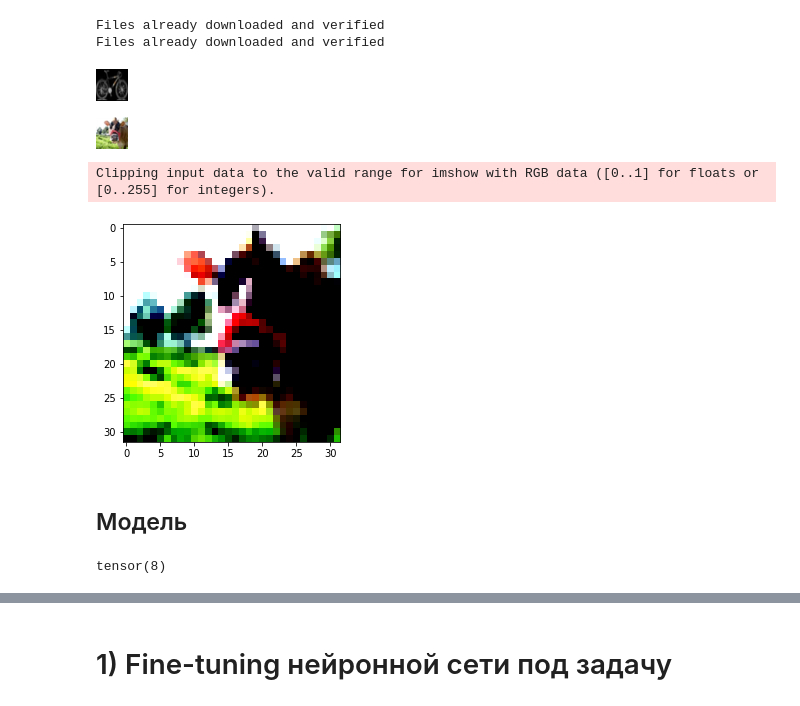
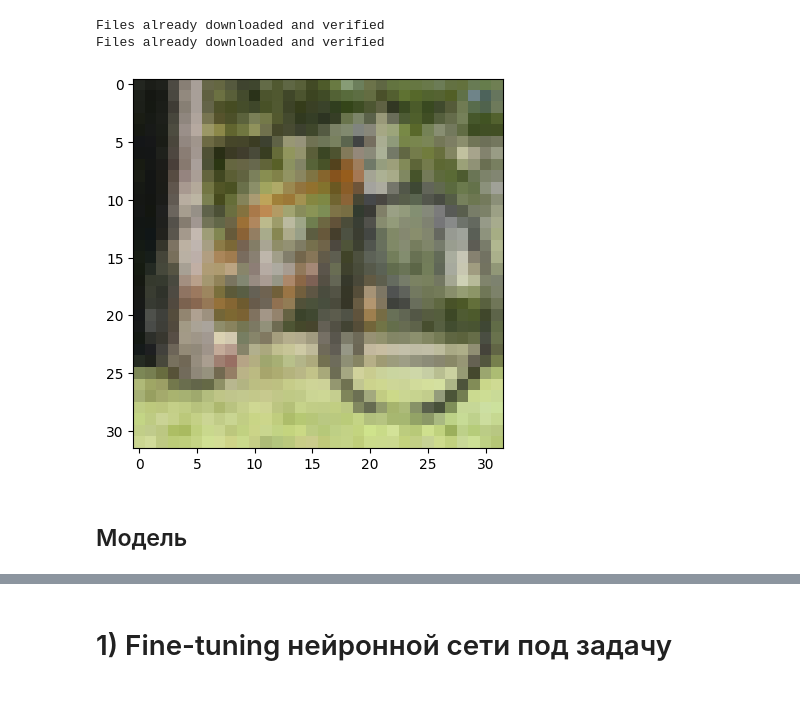
Before and after one commit to DenisKabanov/instruments_of_intellectual_data_analysis, a Jupyter notebook: 3) NN fine-tuning and performance measurement/task3.ipynb, the cells around one changed output, grey strips where cells are left out. Saved outputs shown, nothing was run; the diff lists cells and outputs as text; code cells hidden in the pictures.

```diff
--- a/3) NN fine-tuning and performance measurement/task3.ipynb
+++ b/3) NN fine-tuning and performance measurement/task3.ipynb
@@ -51,38 +77,25 @@ for i in range (len(classes)):
 # %% [markdown]
 **Нужные нам классы находятся под индексами 8 (bicycle) и 48 (motorcycle), всё остальное будем считать за "background".**
 # %%
-# преобразования над датасетом
-transforms = torchvision.transforms.Compose([ # Compose объединяет несколько преобразований вместе, чтобы они выполнялись "последовательно"
-                                             torchvision.transforms.ToTensor(), # преобразование PIL изображения (или ndarray формата (Height x Width x Channels)) в tensor (типа float со значениями в области [0.0, 1.0], если такая трансформация поддерживается (см описание ToTensor))
-                                             torchvision.transforms.Normalize(mean=(0.5071, 0.4867, 0.4408), std=(0.2675, 0.2565, 0.2761)) # нормализация каналов (в датасете три канала) к указанным среднему значению и стандартному отклонению (цифры подобраны под датасет)
-])
+# преобразования над датасетом (не используется, так как у модели есть собственный препроцессор картинок)
+# transforms = torchvision.transforms.Compose([ # Compose объединяет несколько преобразований вместе, чтобы они выполнялись "последовательно"
+#                                              torchvision.transforms.ToTensor(), # преобразование PIL изображения (или ndarray формата (Height x Width x Channels)) в tensor (типа float со значениями в области [0.0, 1.0], если такая трансформация поддерживается (см описание ToTensor))
+#                                              torchvision.transforms.Normalize(mean=(0.5071, 0.4867, 0.4408), std=(0.2675, 0.2565, 0.2761)) # нормализация каналов (в датасете три канала) к указанным среднему значению и стандартному отклонению (цифры подобраны под датасет)
+#                                            ])
 
 # датасет для обучения
-data_train = torchvision.datasets.CIFAR100(root="./data", # путь, откуда брать/куда сохранять датасет
-                                           train=True, # скачиание обучающей части датасета
+data_train = torchvision.datasets.CIFAR100(root=data_path, # путь, откуда брать/куда сохранять датасет
+                                           train=True, # какую часть датасета использовать (обучающая)
                                            download=True, # скачивать ли датасет, если его нет в root пути
                                         #    transform=transforms # функция, принимающая на вход PIL Image и преобразовывающая его
                                           )
 
-# загрузчик данных для обучения
-loader_train = torch.utils.data.DataLoader(dataset=data_train, # указание датасета для DataLoader
-                                           batch_size=20, # размер батчка (число сэмплов, что будет возвращать DataLoader за раз) (градиент усредняется по батчу, ускоряется обработка датасета, но слегка замедляется обработка сэмпла)
-                                           num_workers=5, # число используемых ядер процессора для ускорения обработки данных
-                                           pin_memory=True # нужно ли заранее аллоцировать память под объект на GPU (лучше так, чем возвращать CUDA tensors при multi-process loading)
-                                           )
-
-# аналогично для тестирования
-data_test = torchvision.datasets.CIFAR100(root="./data", # путь, откуда брать/куда сохранять датасет
-                                          train=False, # скачиание обучающей части датасета
+# датасет для тестирования
+data_test = torchvision.datasets.CIFAR100(root=data_path, # путь, откуда брать/куда сохранять датасет
+                                          train=False, # какую часть датасета использовать (тестовая)
                                           download=True, # скачивать ли датасет, если его нет в root пути
                                         #   transform=transforms # функция, принимающая на вход PIL Image и преобразовывающая его
                                          )
-
-loader_test = torch.utils.data.DataLoader(dataset=data_test, # указание датасета для DataLoader
-                                          batch_size=20, # размер батчка (число сэмплов, что будет возвращать DataLoader за раз) (градиент усредняется по батчу, ускоряется обработка датасета, но слегка замедляется обработка сэмпла)
-                                          num_workers=5, # число используемых ядер процессора для ускорения обработки данных
-                                          pin_memory=True # нужно ли заранее аллоцировать память под объект на GPU (лучше так, чем возвращать CUDA tensors при multi-process loading)
-                                         )
 # %% [output]
 Files already downloaded and verified
 Files already downloaded and verified
@@ -94,19 +102,11 @@ for sample, label in data_train:
-# %%
-image
-# %% [output]
-[figure, removed]
-# %%
-data_train[0][0]
-# %% [output]
-[figure, removed]
 # %%
-plt.imshow(data_train[0][0].permute(1, 2, 0)) # построение изображения
+plt.imshow(data_train[16][0]) # вывод изображения (data_train[16][0] — PIL Image с label 8~bicycle)
+# plt.imshow(data_train[16][0].permute(1, 2, 0)) # построение изображения (если его трансформировать)
 # .permute(1, 2, 0) меняет местами размерности, на первое место выходит Height, второе — Width, третье — Channels, так как shape(3, 32, 32) ~ (Channels, Height, Width) не воспринимается
 # операция схожа с reshape, но permute просто меняет местами индексы, гарантируя, что обращение с соответствующей перестановкой индексов вернёт тот же элемент (что был бы без permute и перестановки индексов)
 
 plt.show() # вывод изображения
 # %% [output]
-Clipping input data to the valid range for imshow with RGB data ([0..1] for floats or [0..255] for integers).
-[figure, old version]
+[figure, new version]
 # %% [markdown]
 ## Модель
@@ -141,4 +112,0 @@ outputs = model(**inputs)
-# %%
-torch.argmax(outputs.logits[0])
-# %% [output]
-tensor(8)
```
Also changed, not shown: parts of 70 cells of this notebook.
